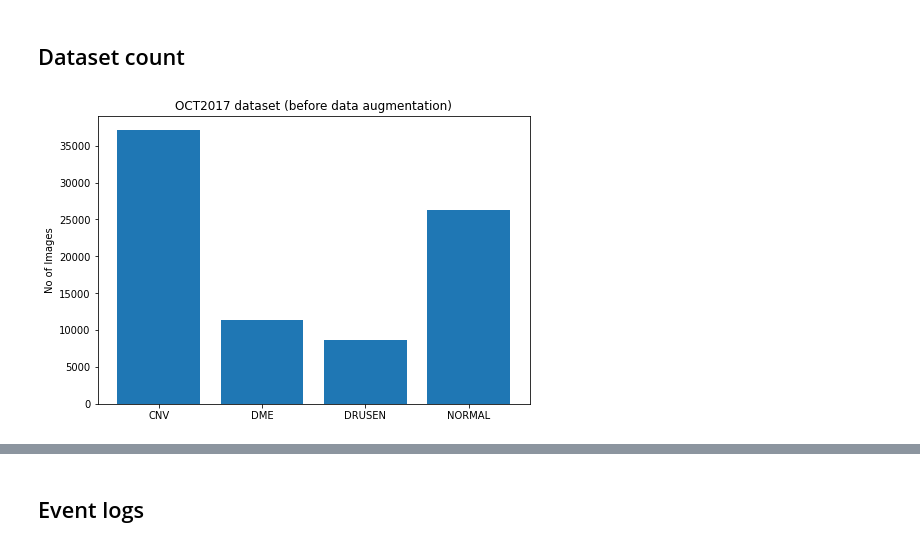
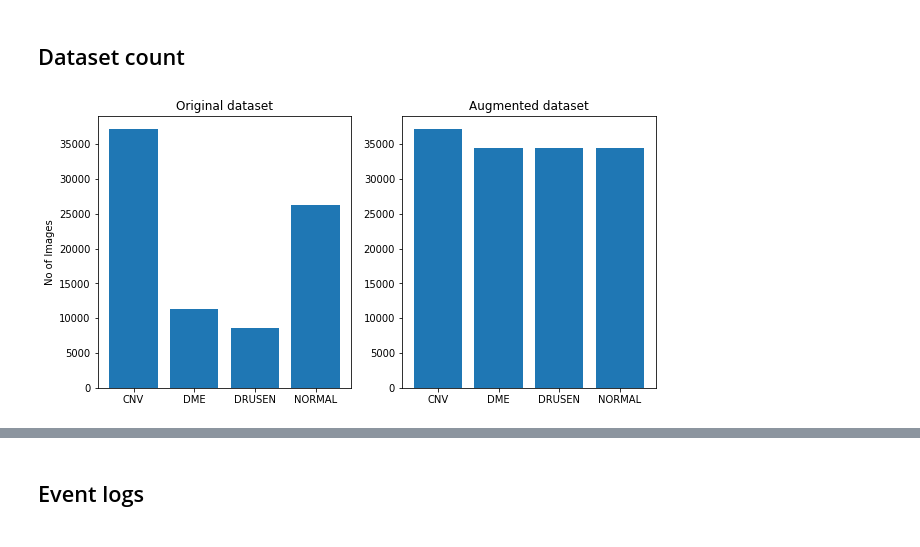
Before and after one commit to aneesurhashmi/oct2017, a Jupyter notebook: results.ipynb, the cells around one changed output, grey strips where cells are left out. Drawn from its saved outputs; the diff is of its cells as text; code cells hidden in the pictures.

```diff
--- a/results.ipynb
+++ b/results.ipynb
@@ -25,13 +25,24 @@ for root, dirs, files in os.walk(AUG_DATA_DIR):
 # sorting for plotting
 original_data_count = {key: value for key, value in sorted(original_data_count.items())}
 aug_data_count = {key: value for key, value in sorted(aug_data_count.items())}
+# %%
+plt.figure(figsize=(10,5))
+plt.subplot(1,2,1)
+plt.bar(original_data_count.keys(), original_data_count.values())
+plt.ylabel("No of Images")
+plt.title("Original dataset")
+
+plt.subplot(1,2,2)
+plt.bar(aug_data_count.keys(), aug_data_count.values())
+plt.title("Augmented dataset")
+plt.show()
+# %% [output]
+[figure, added]
 # %%
-fig = plt.figure()
-ax = fig.add_axes([0,0,1,1])
-ax.bar(original_data_count.keys(), original_data_count.values())
-ax.set_ylabel("No of Images")
-ax.set_title("OCT2017 dataset (before data augmentation)")
-plt.show()
+# fig = plt.figure()
+# ax = fig.add_axes([0,0,1,1])
+# ax.bar(original_data_count.keys(), original_data_count.values())
+# ax.set_ylabel("No of Images")
+# ax.set_title("OCT2017 dataset (before data augmentation)")
+# plt.show()
-# %% [output]
-[figure, removed]
 # %%
```
Also changed, not shown: parts of 7 cells of this notebook, 47 other files.
